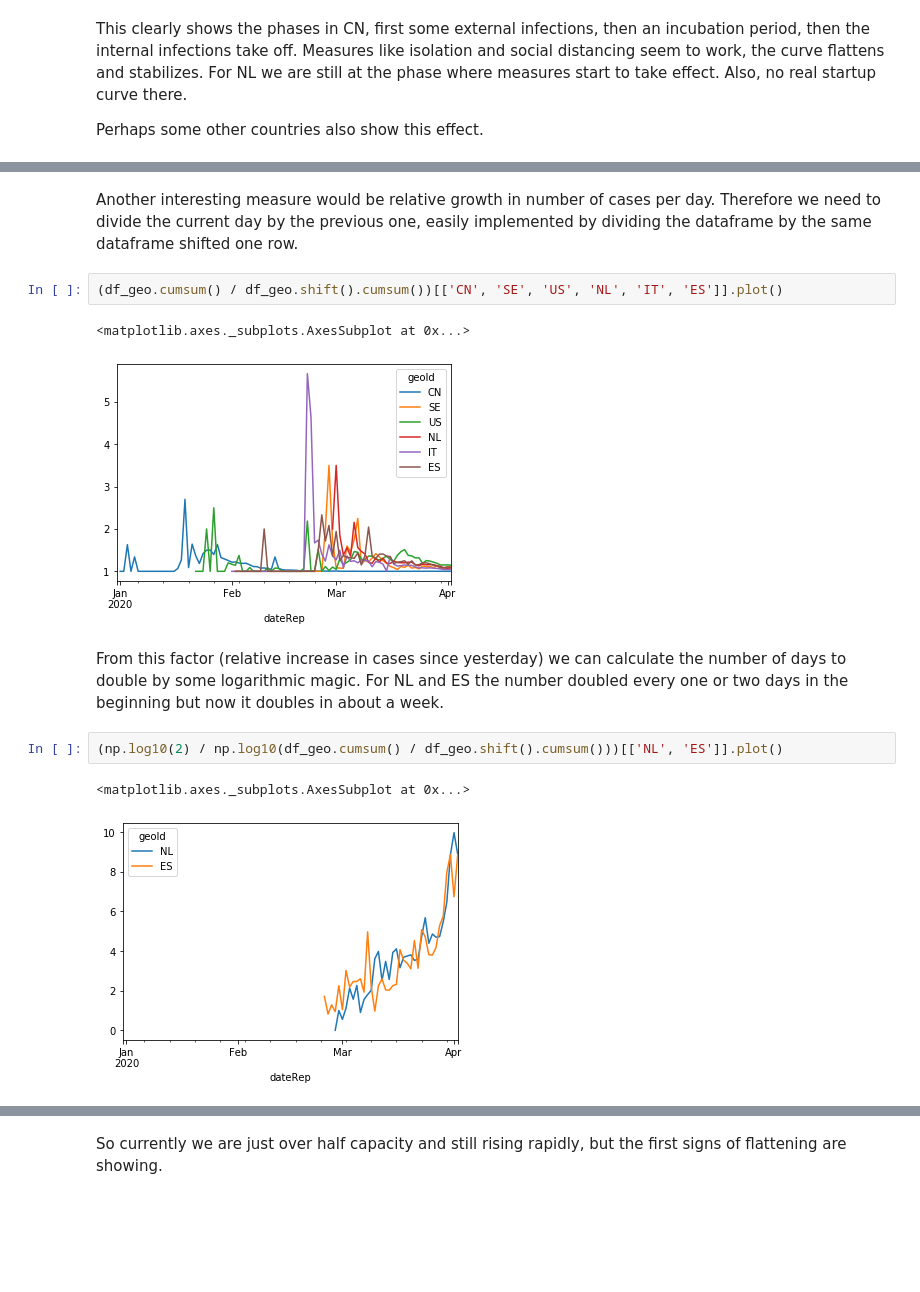
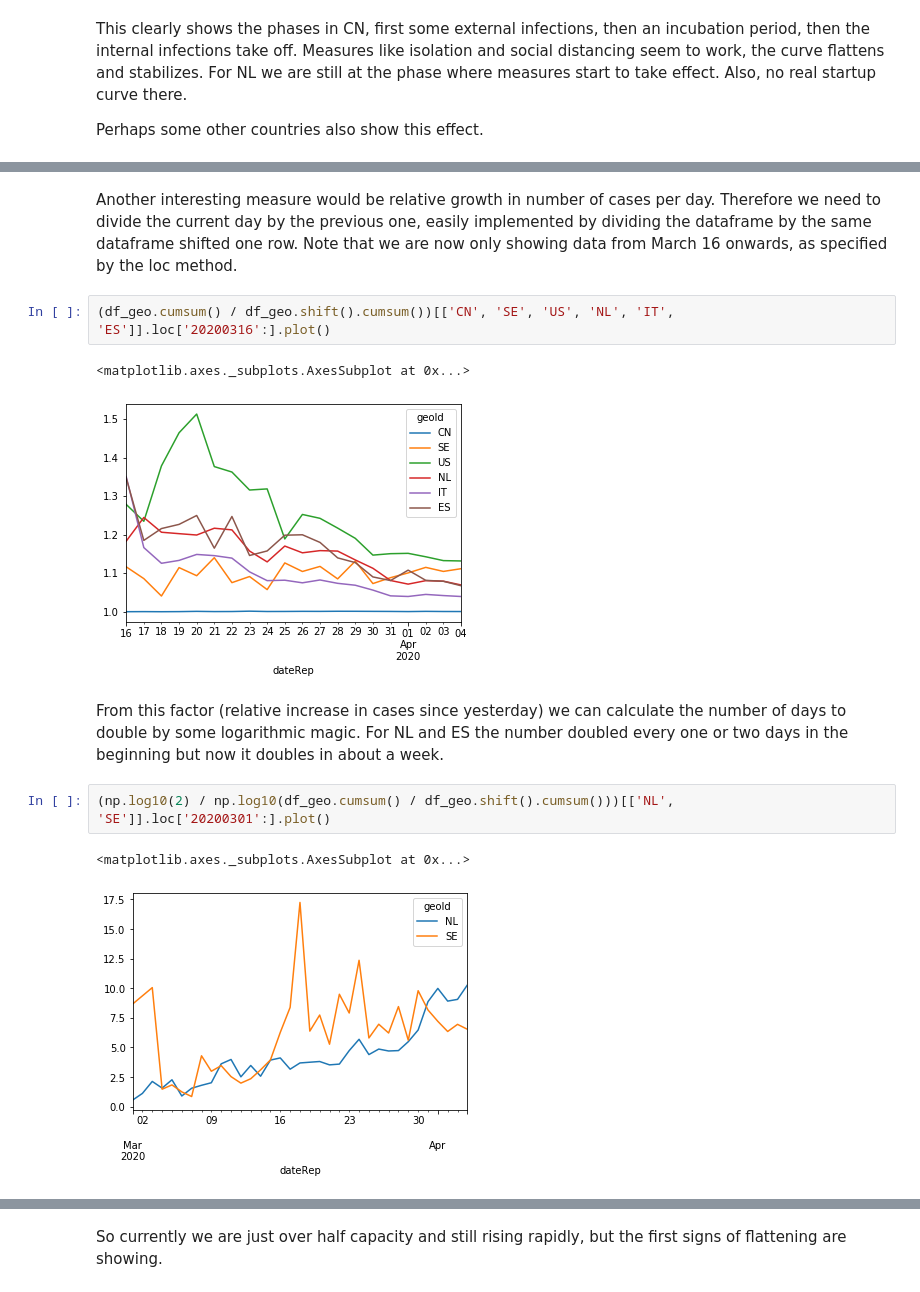
Before and after one commit to R3dje/COVID19, a Jupyter notebook: EUCDC.ipynb, the cells around one changed output, grey strips where cells are left out. Saved outputs shown, nothing was run; the diff lists cells and outputs as text; blank space fills up the shorter version.

```diff
--- a/EUCDC.ipynb
+++ b/EUCDC.ipynb
@@ -129,15 +130,15 @@ np.log10(df_geo[['CN', 'SE', 'US', 'NL', 'IT', 'ES']].cumsum()).plot()
 # %% [markdown]
-Another interesting measure would be relative growth in number of cases per day. Therefore we need to divide the current day by the previous one, easily implemented by dividing the dataframe by the same dataframe shifted one row.
+Another interesting measure would be relative growth in number of cases per day. Therefore we need to divide the current day by the previous one, easily implemented by dividing the dataframe by the same dataframe shifted one row. Note that we are now only showing data from March 16 onwards, as specified by the loc method.
 # %%
-(df_geo.cumsum() / df_geo.shift().cumsum())[['CN', 'SE', 'US', 'NL', 'IT', 'ES']].plot()
+(df_geo.cumsum() / df_geo.shift().cumsum())[['CN', 'SE', 'US', 'NL', 'IT', 'ES']].loc['20200316':].plot()
 # %% [output]
 <matplotlib.axes._subplots.AxesSubplot at 0x...>
-[figure, old version]
+[figure, new version]
 # %% [markdown]
 From this factor (relative increase in cases since yesterday) we can calculate the number of days to double by some logarithmic magic. For NL and ES the number doubled every one or two days in the beginning but now it doubles in about a week.
 # %%
-(np.log10(2) / np.log10(df_geo.cumsum() / df_geo.shift().cumsum()))[['NL', 'ES']].plot()
+(np.log10(2) / np.log10(df_geo.cumsum() / df_geo.shift().cumsum()))[['NL', 'SE']].loc['20200301':].plot()
 # %% [output]
 <matplotlib.axes._subplots.AxesSubplot at 0x...>
-[figure, old version]
+[figure, new version]
 # %% [markdown]
```
Also changed, not shown: parts of 15 cells of this notebook.
